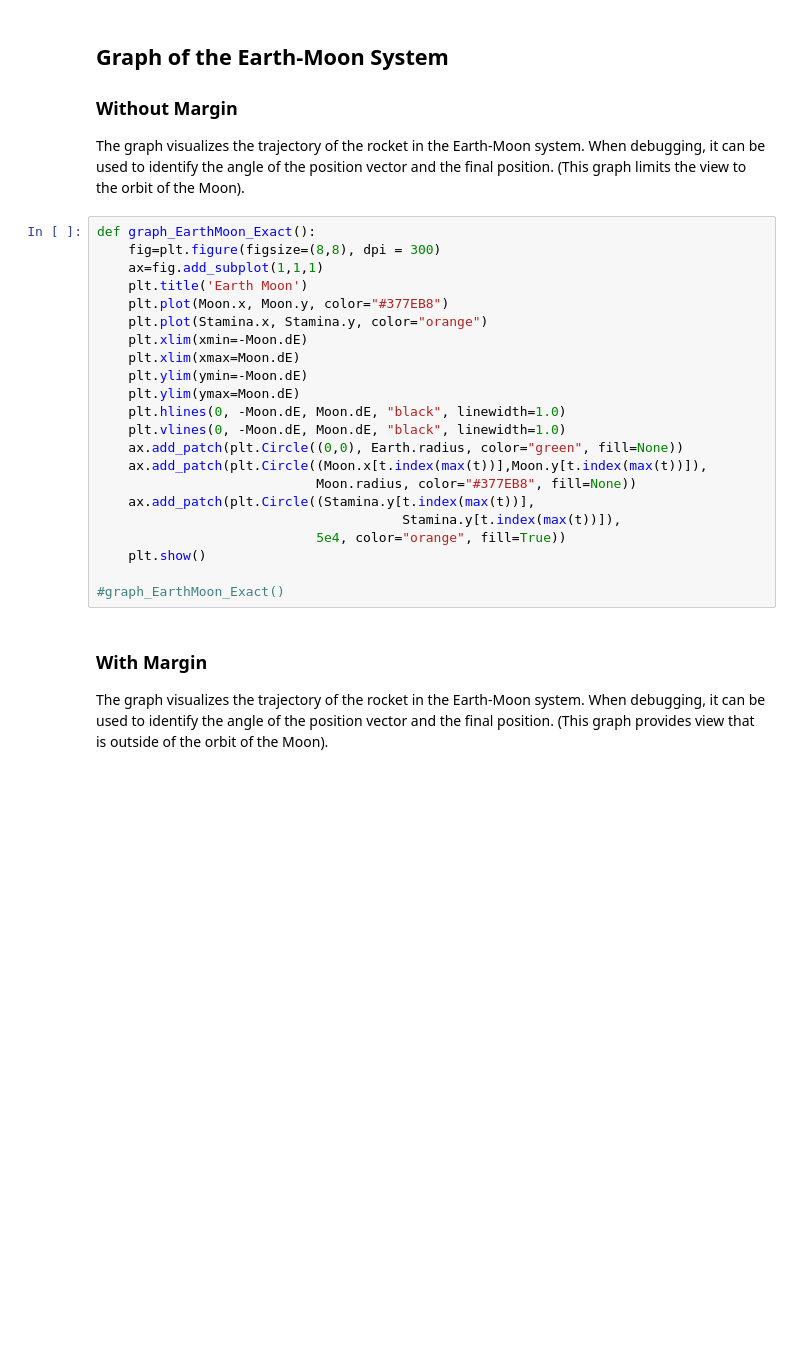
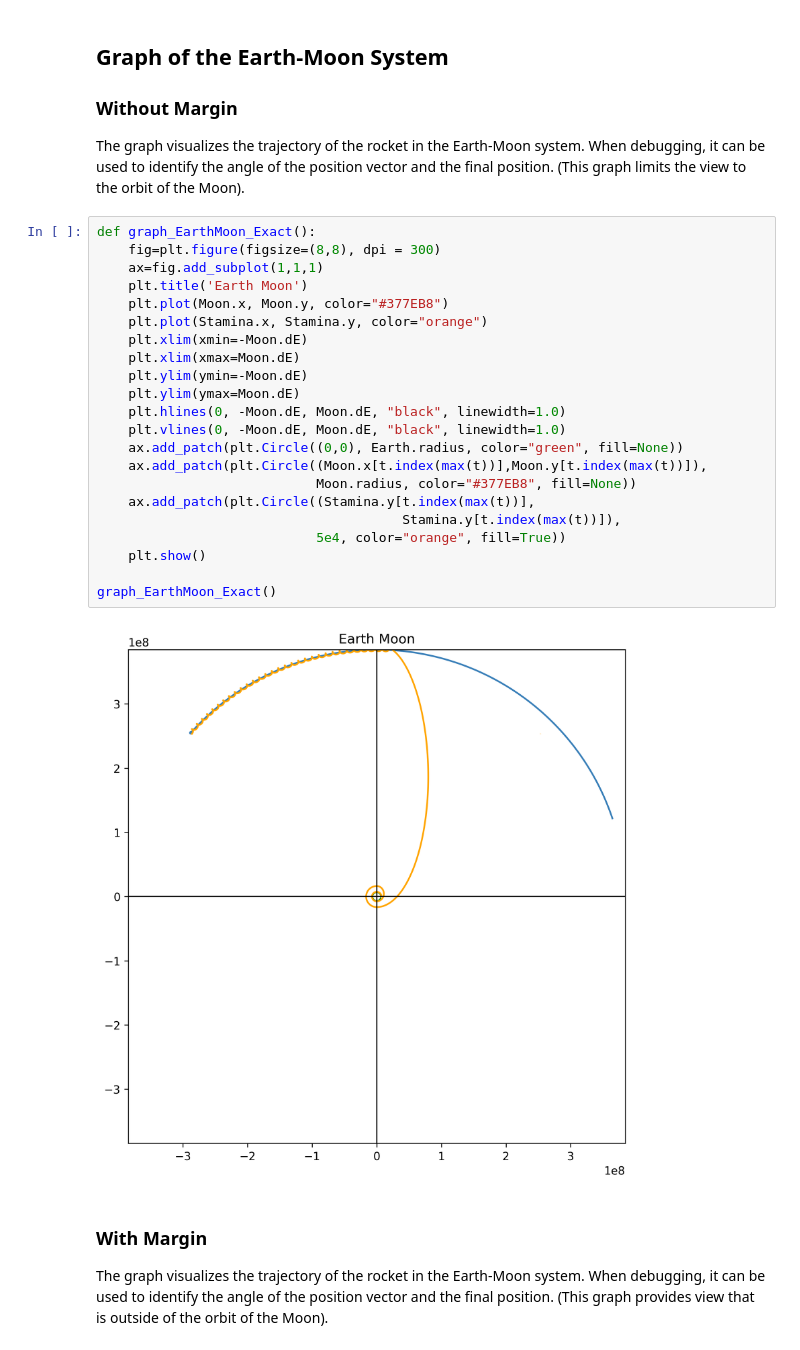
Before and after one commit to minglisyr/PythonExcel, a Jupyter notebook: orbit-simualtion.ipynb, the cells around one changed output. Saved outputs shown, nothing was run; the diff lists cells and outputs as text; blank space fills up the shorter version.

```diff
--- a/orbit-simualtion.ipynb
+++ b/orbit-simualtion.ipynb
@@ -855,25 +853,27 @@ The graph visualizes the trajectory of the rocket in the Earth-Moon system. When
 # %%
 def graph_EarthMoon_Exact():
     fig=plt.figure(figsize=(8,8), dpi = 300)
     ax=fig.add_subplot(1,1,1)
     plt.title('Earth Moon')
     plt.plot(Moon.x, Moon.y, color="#377EB8")
     plt.plot(Stamina.x, Stamina.y, color="orange")
     plt.xlim(xmin=-Moon.dE)
     plt.xlim(xmax=Moon.dE)
     plt.ylim(ymin=-Moon.dE)
     plt.ylim(ymax=Moon.dE)
     plt.hlines(0, -Moon.dE, Moon.dE, "black", linewidth=1.0)
     plt.vlines(0, -Moon.dE, Moon.dE, "black", linewidth=1.0)
     ax.add_patch(plt.Circle((0,0), Earth.radius, color="green", fill=None))
     ax.add_patch(plt.Circle((Moon.x[t.index(max(t))],Moon.y[t.index(max(t))]),
                             Moon.radius, color="#377EB8", fill=None))
     ax.add_patch(plt.Circle((Stamina.y[t.index(max(t))],
                                        Stamina.y[t.index(max(t))]),
                             5e4, color="orange", fill=True))
     plt.show()
 
-#graph_EarthMoon_Exact()
+graph_EarthMoon_Exact()
+# %% [output]
+[figure, added]
 # %% [markdown]
 ### With Margin
 The graph visualizes the trajectory of the rocket in the Earth-Moon system. When debugging, it can be used to identify the angle of the position vector and the final position. (This graph provides view that is outside of the orbit of the Moon).
```
Also changed, not shown: parts of 3 cells of this notebook.
